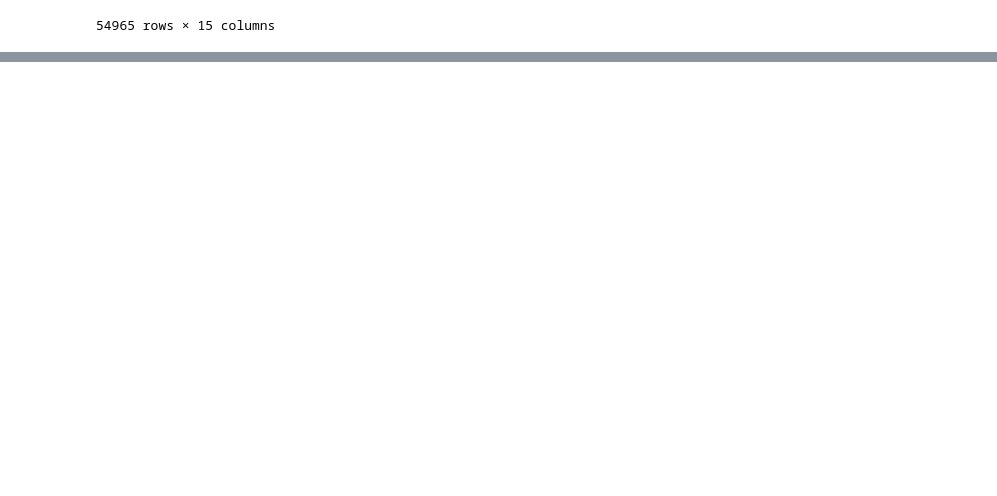
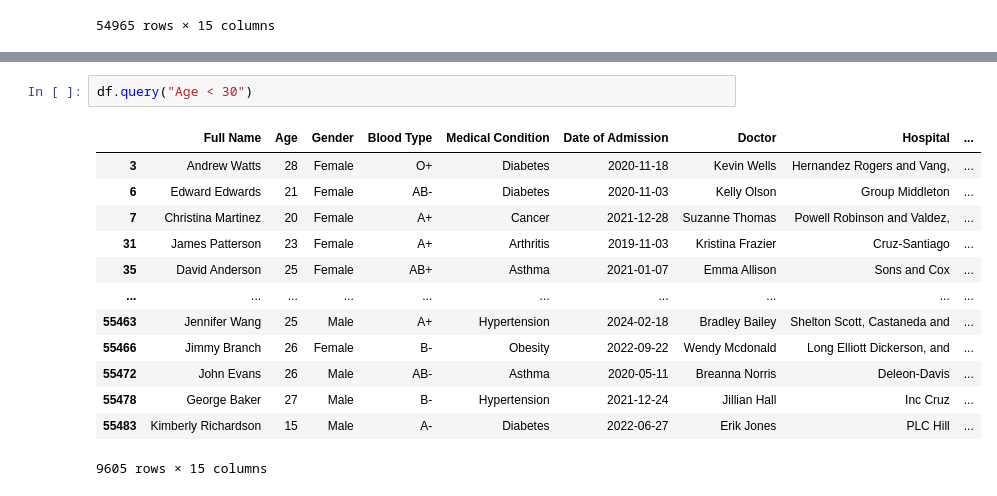
Before and after one commit to mahimarawat0707/Learn-Python-with-Me, a Jupyter notebook: Library/Pandas/pandas2.ipynb, the cells around one changed output, grey strips where cells are left out. Drawn from its saved outputs; the diff is of its cells as text; blank space fills up the shorter version.

```diff
--- a/Library/Pandas/pandas2.ipynb
+++ b/Library/Pandas/pandas2.ipynb
@@ -514,0 +531,16 @@ df.astype({"Age":"int"})
+# %%
+df.query("Age < 30")
+# %% [output]
+|  | Full Name | Age | Gender | Blood Type | Medical Condition | Date of Admission | Doctor | Hospital | ... |
+| 3 | Andrew Watts | 28 | Female | O+ | Diabetes | 2020-11-18 | Kevin Wells | Hernandez Rogers and Vang, | ... |
+| 6 | Edward Edwards | 21 | Female | AB- | Diabetes | 2020-11-03 | Kelly Olson | Group Middleton | ... |
+| 7 | Christina Martinez | 20 | Female | A+ | Cancer | 2021-12-28 | Suzanne Thomas | Powell Robinson and Valdez, | ... |
+| 31 | James Patterson | 23 | Female | A+ | Arthritis | 2019-11-03 | Kristina Frazier | Cruz-Santiago | ... |
+| 35 | David Anderson | 25 | Female | AB+ | Asthma | 2021-01-07 | Emma Allison | Sons and Cox | ... |
+| ... | ... | ... | ... | ... | ... | ... | ... | ... | ... |
+| 55463 | Jennifer Wang | 25 | Male | A+ | Hypertension | 2024-02-18 | Bradley Bailey | Shelton Scott, Castaneda and | ... |
+| 55466 | Jimmy Branch | 26 | Female | B- | Obesity | 2022-09-22 | Wendy Mcdonald | Long Elliott Dickerson, and | ... |
+| 55472 | John Evans | 26 | Male | AB- | Asthma | 2020-05-11 | Breanna Norris | Deleon-Davis | ... |
+| 55478 | George Baker | 27 | Male | B- | Hypertension | 2021-12-24 | Jillian Hall | Inc Cruz | ... |
+| 55483 | Kimberly Richardson | 15 | Male | A- | Diabetes | 2022-06-27 | Erik Jones | PLC Hill | ... |
+9605 rows × 15 columns
```
Also changed, not shown: parts of 2 cells of this notebook.
